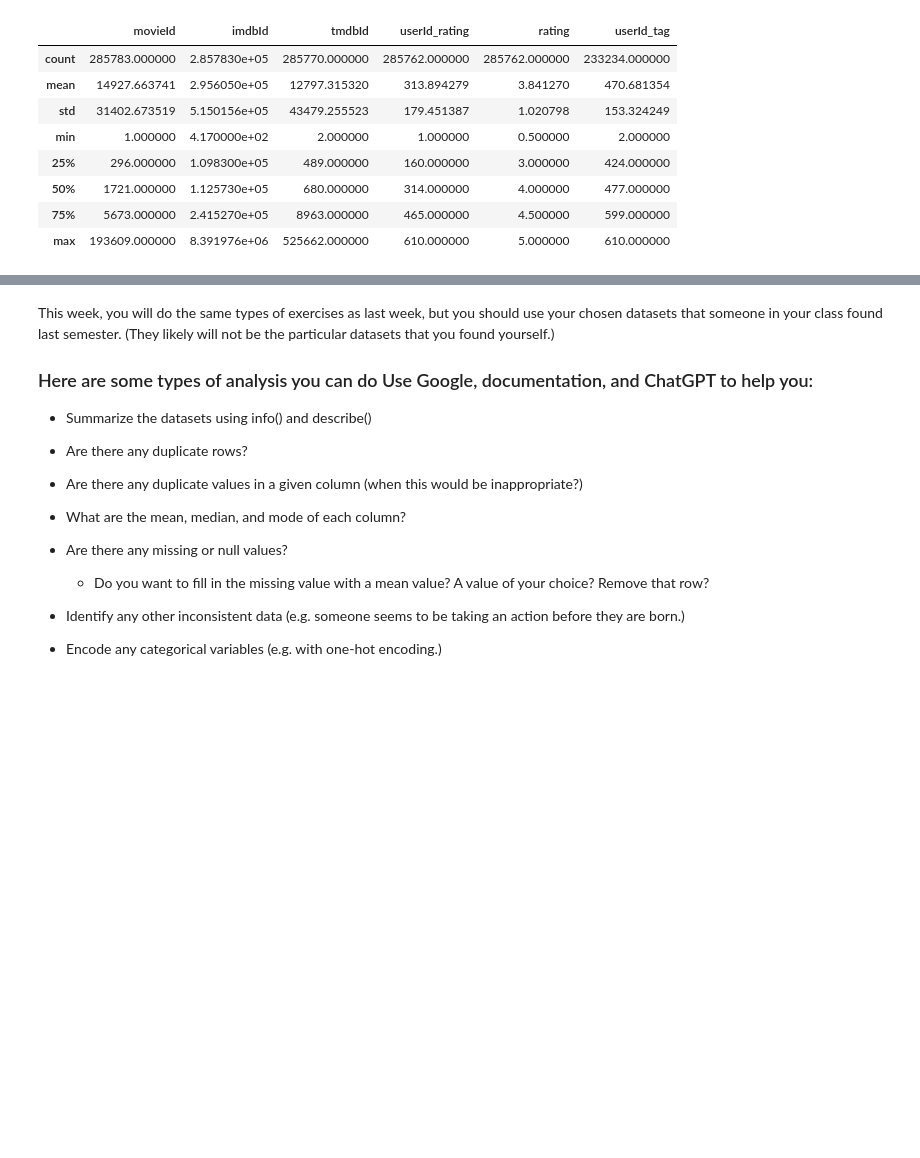
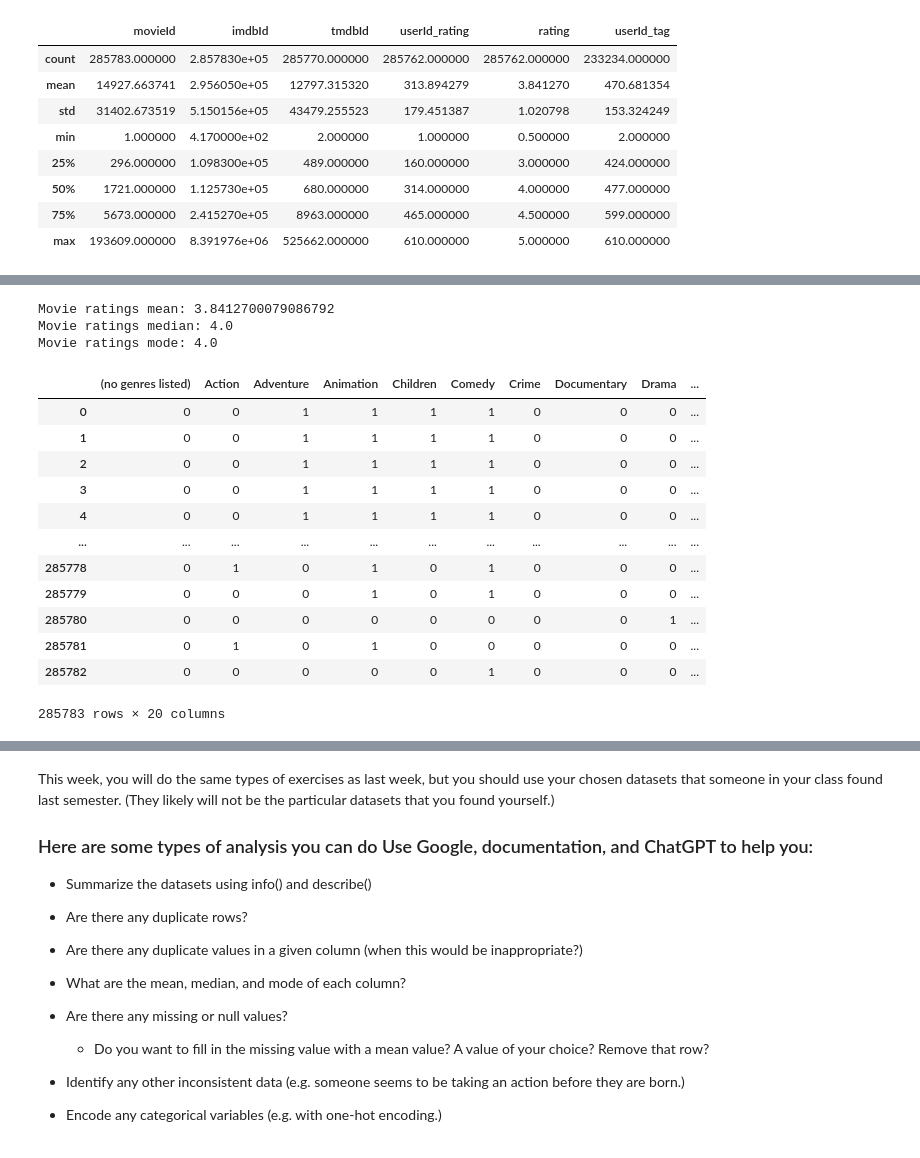
Before and after one commit to keshleem/dx699-summerai-homework2, a Jupyter notebook: OMDS-ModB2-Week2-Martin-Keshia-Lee.ipynb, the cells around one changed output, grey strips where cells are left out. Saved outputs shown, nothing was run; the diff lists cells and outputs as text; code cells hidden in the pictures; blank space fills up the shorter version.

```diff
--- a/OMDS-ModB2-Week2-Martin-Keshia-Lee.ipynb
+++ b/OMDS-ModB2-Week2-Martin-Keshia-Lee.ipynb
@@ -230,0 +261,32 @@ memory usage: 19.6+ MB
+# %%
+# mean, median, mode of rating, the only column it would make sense to do this for
+ratings_mean = df_merge_movies['rating'].mean()
+ratings_median = df_merge_movies['rating'].median()
+ratings_mode = df_merge_movies['rating'].mode()[0]
+
+print(f"Movie ratings mean: {ratings_mean}")
+print(f"Movie ratings median: {ratings_median}")
+print(f"Movie ratings mode: {ratings_mode}")
+# %% [output]
+Movie ratings mean: 3.8412700079086792
+Movie ratings median: 4.0
+Movie ratings mode: 4.0
+# %%
+# categorical variables with one hot encoding
+# look at value as a string, separate each string by the separator
+one_hot = df_merge_movies['genres'].str.get_dummies(sep='|')
+one_hot
+# %% [output]
+|  | (no genres listed) | Action | Adventure | Animation | Children | Comedy | Crime | Documentary | Drama | ... |
+| 0 | 0 | 0 | 1 | 1 | 1 | 1 | 0 | 0 | 0 | ... |
+| 1 | 0 | 0 | 1 | 1 | 1 | 1 | 0 | 0 | 0 | ... |
+| 2 | 0 | 0 | 1 | 1 | 1 | 1 | 0 | 0 | 0 | ... |
+| 3 | 0 | 0 | 1 | 1 | 1 | 1 | 0 | 0 | 0 | ... |
+| 4 | 0 | 0 | 1 | 1 | 1 | 1 | 0 | 0 | 0 | ... |
+| ... | ... | ... | ... | ... | ... | ... | ... | ... | ... | ... |
+| 285778 | 0 | 1 | 0 | 1 | 0 | 1 | 0 | 0 | 0 | ... |
+| 285779 | 0 | 0 | 0 | 1 | 0 | 1 | 0 | 0 | 0 | ... |
+| 285780 | 0 | 0 | 0 | 0 | 0 | 0 | 0 | 0 | 1 | ... |
+| 285781 | 0 | 1 | 0 | 1 | 0 | 0 | 0 | 0 | 0 | ... |
+| 285782 | 0 | 0 | 0 | 0 | 0 | 1 | 0 | 0 | 0 | ... |
+285783 rows × 20 columns
```
Also changed, not shown: parts of 9 cells of this notebook, 1 other file.
